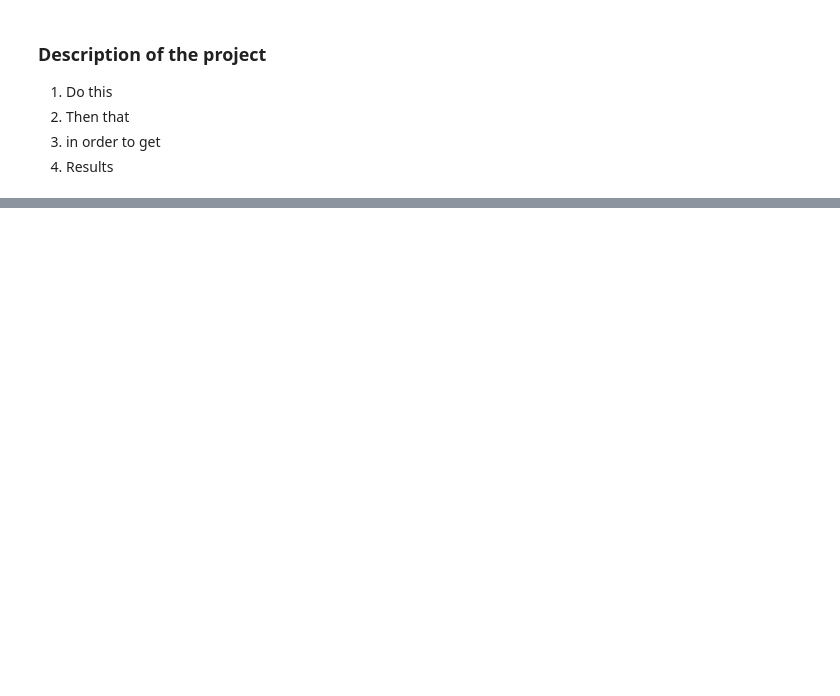
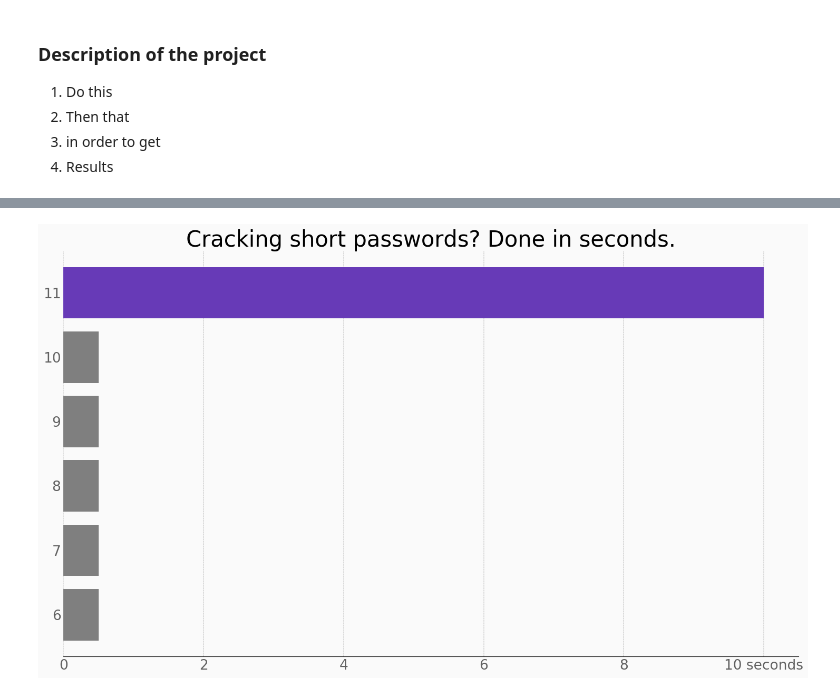
Before and after one commit to hakantan/data_studio, a Jupyter notebook: code/02-(not so) secure passwords/random_passwords.ipynb, the cells around one changed output, grey strips where cells are left out. Cells and saved outputs as stored; diff of their text form; code cells hidden in the pictures; blank space fills up the shorter version.

Commit message:
updated, with adobe illustrator graphic

```diff
--- a/code/02-(not so) secure passwords/random_passwords.ipynb
+++ b/code/02-(not so) secure passwords/random_passwords.ipynb
@@ -42,0 +116,2 @@ tests = [results]
+# %%
+df = pd.DataFrame(cracked_length)
@@ -42,0 +137,17 @@ tests = [results]
+# %%
+df['seconds_to_crack'].replace({
+    'less than a second': 0.5,
+    '1 second': 1,
+    '10 seconds': 10,
+    '2 minutes': 60 * 2,
+    '17 minutes': 60 * 17,
+    '3 hours': 60 * 60 * 3,
+    '1 day': 60 * 60 * 24,
+    '12 days': (60 * 60 * 24) * 12,
+    '4 months': (60 * 60 * 24) * (30 * 4),
+    '3 years': (60 * 60 * 24) * ((30 * 12)*3),
+    '29 years': (60 * 60 * 24) * ((30 * 12)*3)
+    }, inplace=True)
+# %%
+shortest_passwords = df[0:6]
+shortest_passwords
@@ -42,0 +252,19 @@ tests = [results]
+# %%
+def get_color(seconds):
+    if seconds > 9:
+        return '#673AB7'
+    else:
+        return '#7f7f7f'
+bar_colors = [get_color(seconds) for seconds in shortest_passwords.seconds_to_crack]
+# %%
+ax = shortest_passwords.plot(kind='barh', x='length', y='seconds_to_crack', color=bar_colors, figsize=(18,10), width=0.8, legend=False)
+ax.set_title('Cracking short passwords? Done in seconds.', fontsize=30)
+ax.yaxis.grid(False)
+ax.xaxis.grid(True)
+ax.xaxis.label.set_visible(False)
+ax.yaxis.label.set_visible(False)
+ax.set_xticklabels([0, 2, 4, 6, 8, '10 seconds'])
+#ax.set_yticklabels([6, 7, 8, 9, 10, '11 characters'])
+plt.savefig('shorttest_passwords.pdf', facecolor=plt.rcParams['figure.facecolor'])
+# %% [output]
+[figure, added]
```
Also changed, not shown: parts of 42 cells of this notebook, 6 other files.
